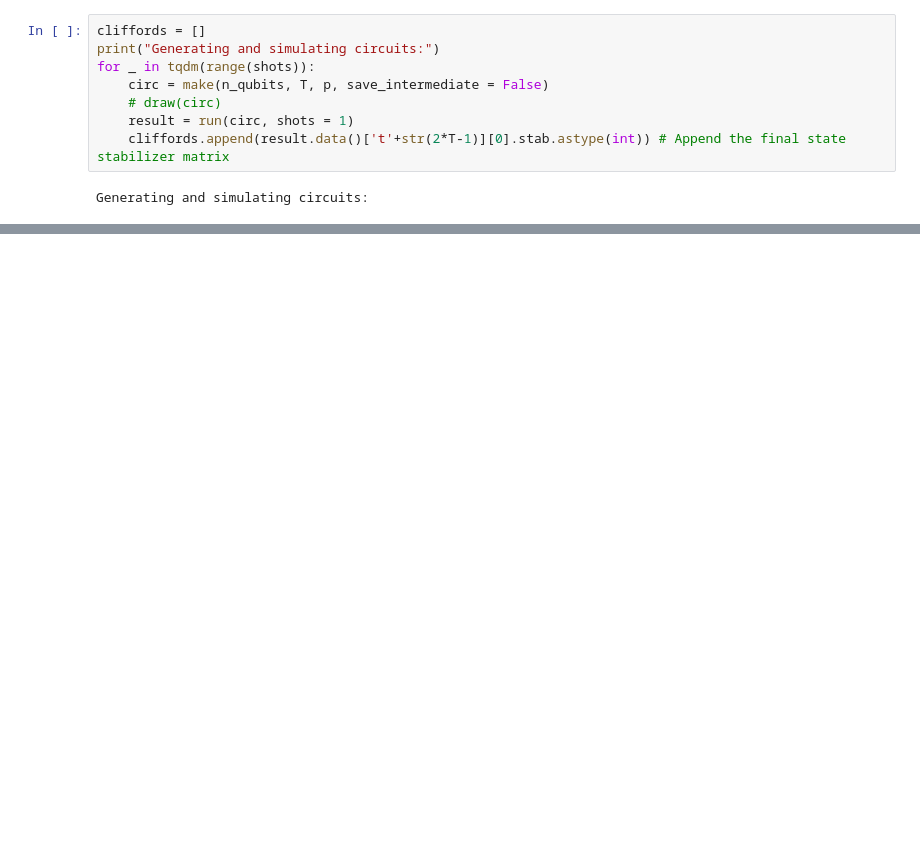
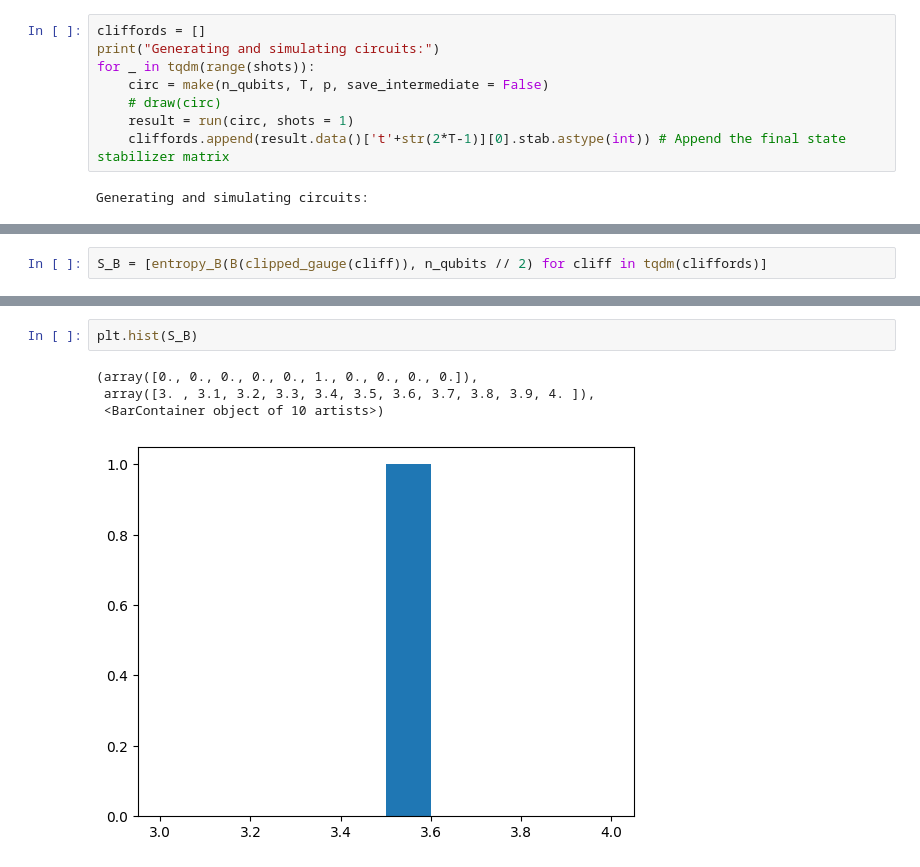
Before and after one commit to DanDan0101/clifford, a Jupyter notebook: dev.ipynb, the cells around one changed output, grey strips where cells are left out. Saved outputs shown, nothing was run; the diff lists cells and outputs as text; blank space fills up the shorter version.

Commit message:
Work on gauge clipping

```diff
--- a/dev.ipynb
+++ b/dev.ipynb
@@ -26,2 +26,4 @@ np.savetxt("S_{}_{}_{}_{}.out".format(n_qubits, T, p, shots), S)
 # %% [output]
 Calculating entropies:
+# %%
+S_B = [entropy_B(B(clipped_gauge(cliff)), n_qubits // 2) for cliff in tqdm(cliffords)]
@@ -34,0 +52,7 @@ plt.hist(S)
+# %%
+plt.hist(S_B)
+# %% [output]
+(array([0., 0., 0., 0., 0., 1., 0., 0., 0., 0.]),
+ array([3. , 3.1, 3.2, 3.3, 3.4, 3.5, 3.6, 3.7, 3.8, 3.9, 4. ]),
+ <BarContainer object of 10 artists>)
+[figure, added]
```
Also changed, not shown: parts of 6 cells of this notebook, 4 other files.
